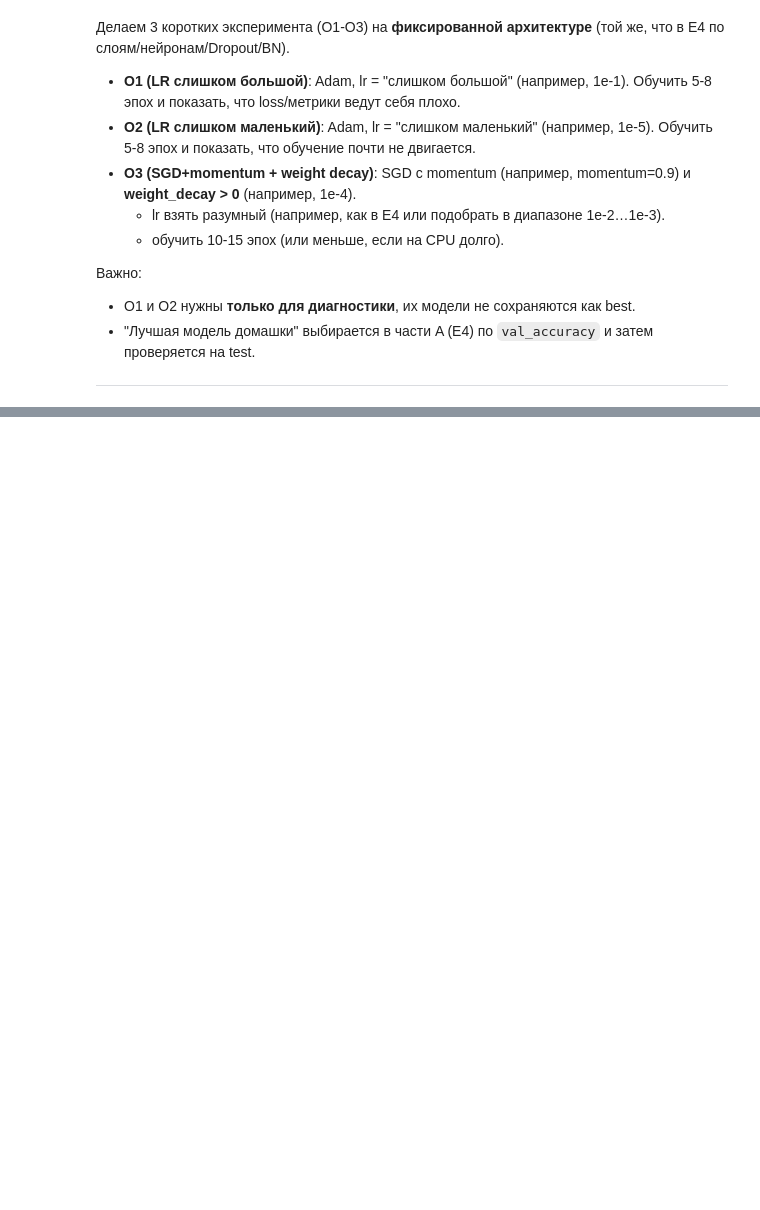
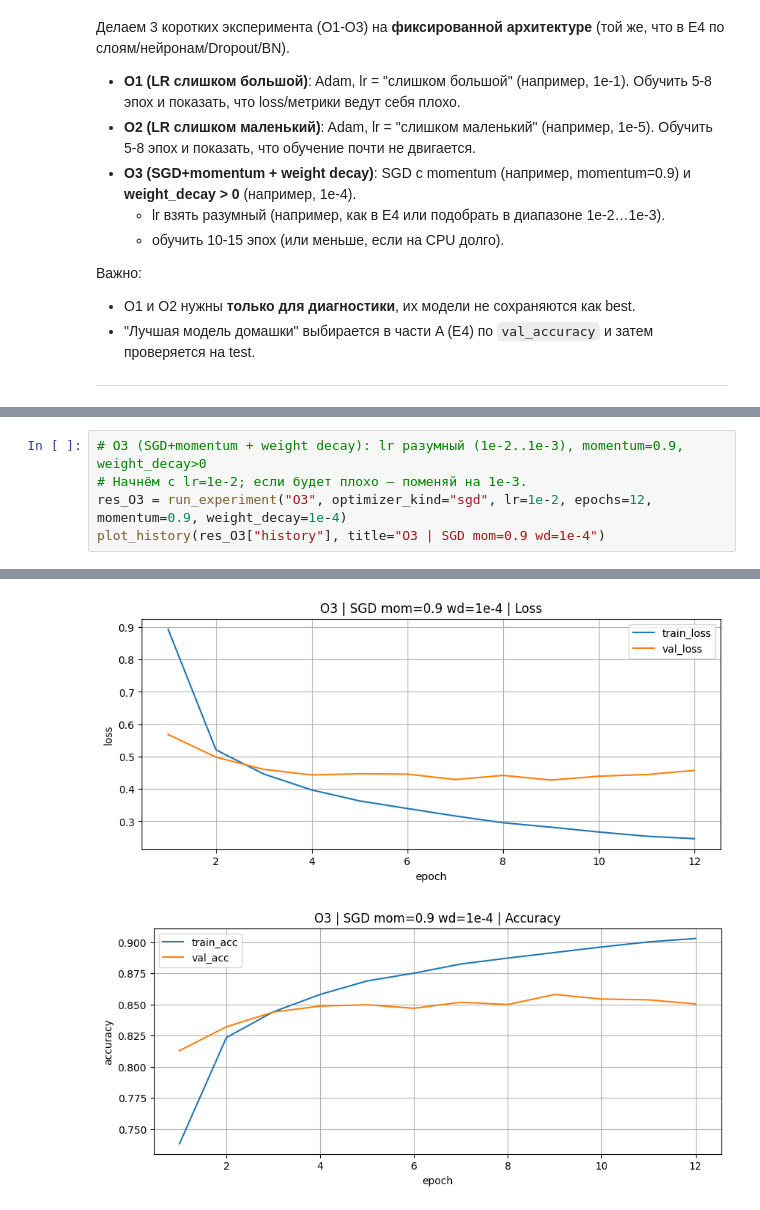
Before and after one commit to Allureeee/allure-aie-lab, a Jupyter notebook: homeworks/HW08-09/HW08-09.ipynb, the cells around one changed output, grey strips where cells are left out. Saved outputs shown, nothing was run; the diff lists cells and outputs as text; blank space fills up the shorter version.

```diff
--- a/homeworks/HW08-09/HW08-09.ipynb
+++ b/homeworks/HW08-09/HW08-09.ipynb
@@ -606,0 +735,6 @@ TEST | loss: 0.4507 | acc: 0.8557
+# %%
+# O3 (SGD+momentum + weight decay): lr разумный (1e-2..1e-3), momentum=0.9, weight_decay>0
+# Начнём с lr=1e-2; если будет плохо — поменяй на 1e-3.
+res_O3 = run_experiment("O3", optimizer_kind="sgd", lr=1e-2, epochs=12, momentum=0.9, weight_decay=1e-4)
+plot_history(res_O3["history"], title="O3 | SGD mom=0.9 wd=1e-4")
+# %% [output]
@@ -606,0 +755,2 @@ TEST | loss: 0.4507 | acc: 0.8557
+[figure, added]
+[figure, added]
```
Also changed, not shown: parts of 13 cells of this notebook, 5 other files.
